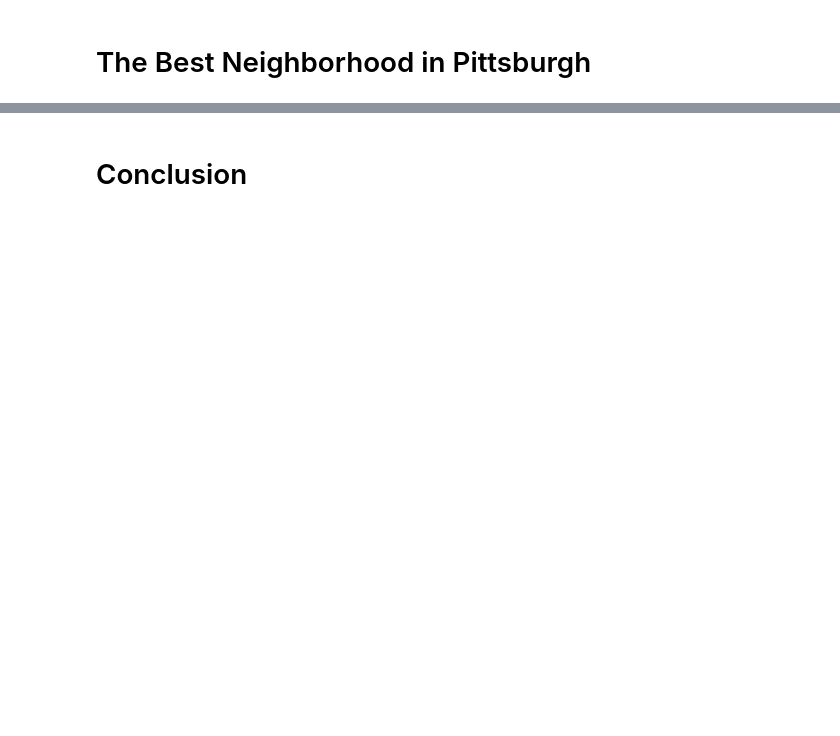
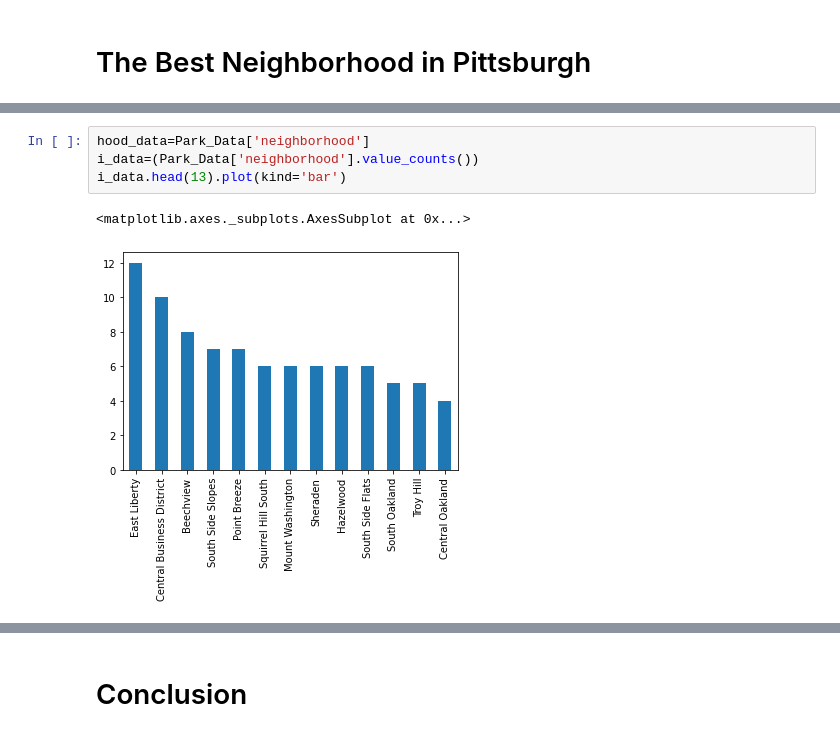
Before and after one commit to cryogonal/FinalProject, a Jupyter notebook: Final Report.ipynb, the cells around one changed output, grey strips where cells are left out. Drawn from its saved outputs; the diff is of its cells as text; blank space fills up the shorter version.

Commit message:
added conclusion and best neighborhood

```diff
--- a/Final Report.ipynb
+++ b/Final Report.ipynb
@@ -80,0 +87,7 @@ import matplotlib.pyplot as plt
+# %%
+hood_data=Park_Data['neighborhood']
+i_data=(Park_Data['neighborhood'].value_counts())
+i_data.head(13).plot(kind='bar')
+# %% [output]
+<matplotlib.axes._subplots.AxesSubplot at 0x...>
+[figure, added]
```
Also changed, not shown: parts of 7 cells of this notebook.
